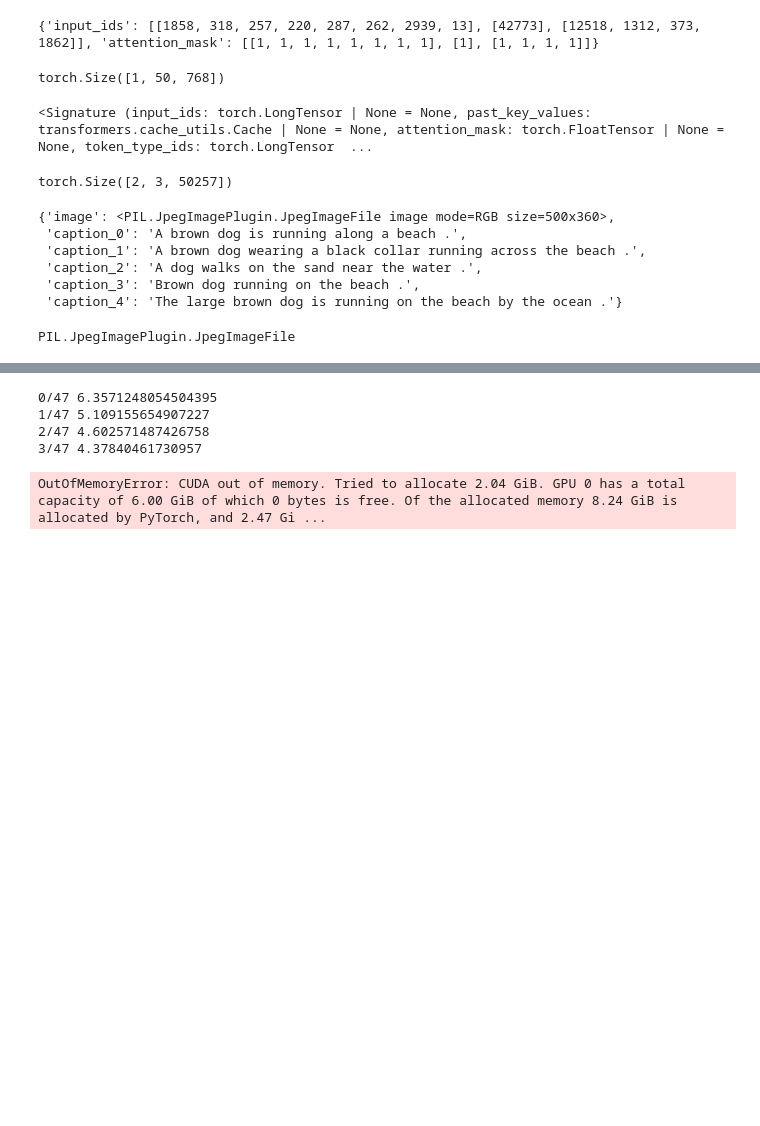
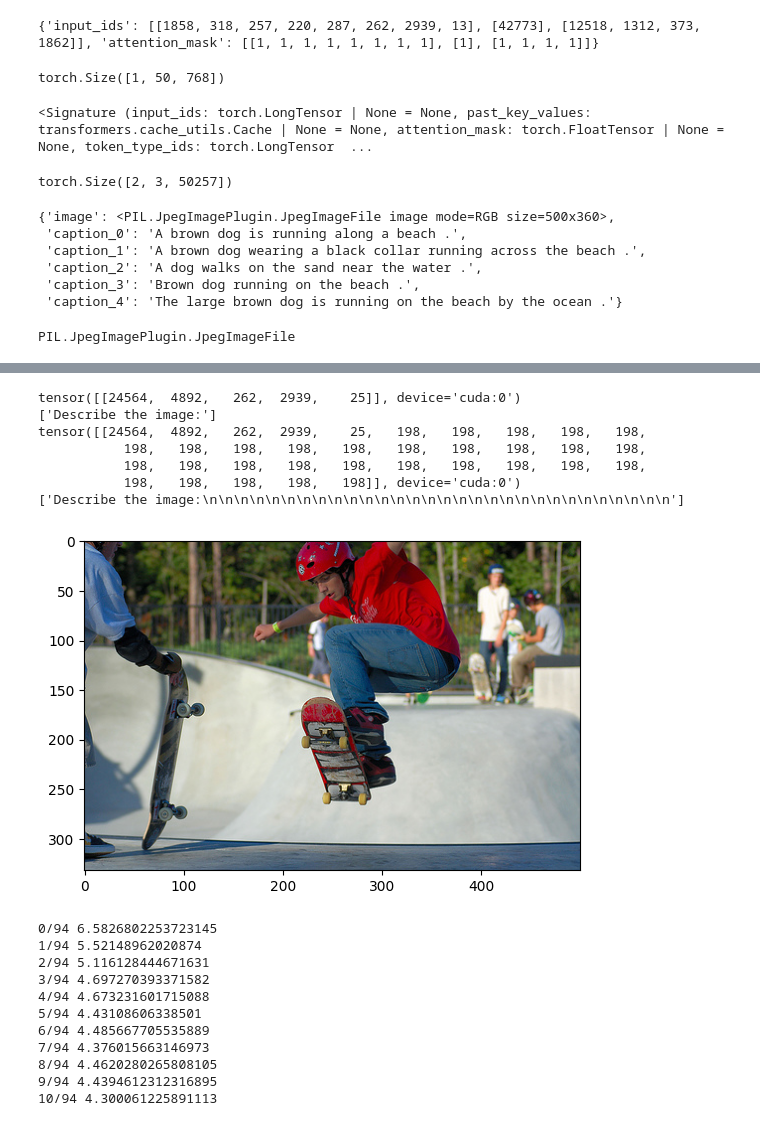
Before and after one commit to peterrayn/llava-learning, a Jupyter notebook: Untitled-2.ipynb, the cells around one changed output, grey strips where cells are left out. Cells and saved outputs as stored; diff of their text form; code cells hidden in the pictures; blank space fills up the shorter version.

```diff
--- a/Untitled-2.ipynb
+++ b/Untitled-2.ipynb
@@ -135,9 +134,44 @@ class Projector(nn.Module):
     def forward(self,x):
         return self.linear(x)
 projector=Projector(768,768).to(device)
+# %%
+# show the stupid effect
+
+def see_effect(image,length=10,prompt='Describe the image:',):
+# image = Image.open('./kitty.jpg')
+    plt.imshow(image)
+    input_img = processor(images=image, return_tensors="pt").pixel_values.to(device)
+    input_text=tokenizer.encode(prompt,return_tensors='pt').to(device)
+    print(input_text)
+    print(tokenizer.decode(input_text))
+    clip_vision_encoder.eval()
+    gpt2.eval()
+    with torch.no_grad():
+        img_embed=clip_vision_encoder(input_img).last_hidden_state
+        img_embed=projector(img_embed)
+        for i in range(length):
+            text_embed=llm_embed_token(input_text)
+            combind_embed=torch.concatenate([img_embed,text_embed],dim=1)
+            out=gpt2(inputs_embeds=combind_embed).logits
+            predict_token=torch.argmax(out[:,-1:,:],dim=-1)
+            input_text=torch.concatenate([input_text,predict_token],dim=-1)
+    print(input_text)
+    print(tokenizer.decode(input_text))
 # %%
 criterion=nn.CrossEntropyLoss()
 optimizer=torch.optim.AdamW(projector.parameters(),lr=0.001)
+# %%
+# see_before_train
+see_effect(test_dataset[23]['image'],30)
+# %% [output]
+tensor([[24564,  4892,   262,  2939,    25]], device='cuda:0')
+['Describe the image:']
+tensor([[24564,  4892,   262,  2939,    25,   198,   198,   198,   198,   198,
+           198,   198,   198,   198,   198,   198,   198,   198,   198,   198,
+           198,   198,   198,   198,   198,   198,   198,   198,   198,   198,
+           198,   198,   198,   198,   198]], device='cuda:0')
+['Describe the image:\n\n\n\n\n\n\n\n\n\n\n\n\n\n\n\n\n\n\n\n\n\n\n\n\n\n\n\n\n\n']
+[figure, added]
 # %%
 for epoch in range(1):
     for i,(img,in_text,out_text) in enumerate(dataloader):
@@ -152,13 +186,19 @@ for epoch in range(1):
         optimizer.zero_grad()
         loss.backward()
         optimizer.step()
-        if i>500:
+        if i>10:
             break
         print(f"{i}/{len(dataloader)}",loss.item())
 # %% [output]
-0/47 6.3571248054504395
-1/47 5.109155654907227
-2/47 4.602571487426758
-3/47 4.37840461730957
+0/94 6.5826802253723145
+1/94 5.52148962020874
+2/94 5.116128444671631
+3/94 4.697270393371582
+4/94 4.673231601715088
+5/94 4.43108606338501
+6/94 4.485667705535889
+7/94 4.376015663146973
+8/94 4.4620280265808105
+9/94 4.4394612312316895
+10/94 4.300061225891113
-OutOfMemoryError: CUDA out of memory. Tried to allocate 2.04 GiB. GPU 0 has a total capacity of 6.00 GiB of which 0 bytes is free. Of the allocated memory 8.24 GiB is allocated by PyTorch, and 2.47 Gi ...
 # %%
```
Also changed, not shown: parts of 4 cells of this notebook.
